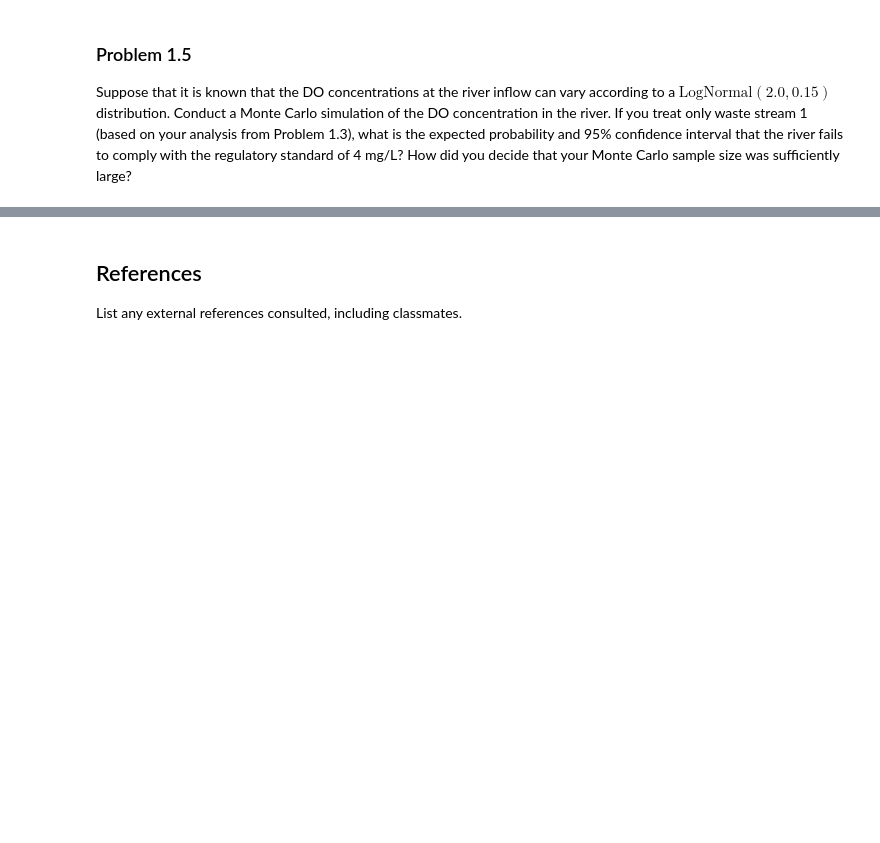
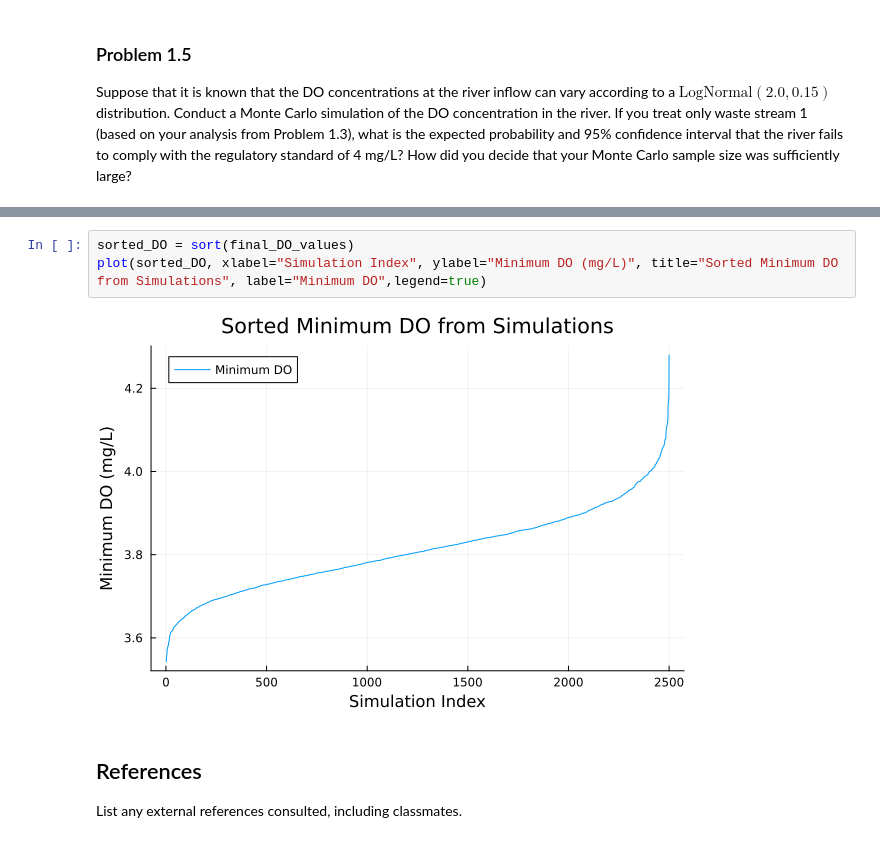
Before and after one commit to BEE4750-FA25/hw3-evtw, a Jupyter notebook: hw03.ipynb, the cells around one changed output, grey strips where cells are left out. Saved outputs shown, nothing was run; the diff lists cells and outputs as text; blank space fills up the shorter version.

```diff
--- a/hw03.ipynb
+++ b/hw03.ipynb
@@ -606,3 +606,8 @@ Excessive output truncated after 524301 bytes.
+# %%
+sorted_DO = sort(final_DO_values)
+plot(sorted_DO, xlabel="Simulation Index", ylabel="Minimum DO (mg/L)", title="Sorted Minimum DO from Simulations", label="Minimum DO",legend=true)
+# %% [output]
+[figure, added]
 # %% [markdown]
 ## References
 
```
Also changed, not shown: parts of 3 cells of this notebook.
